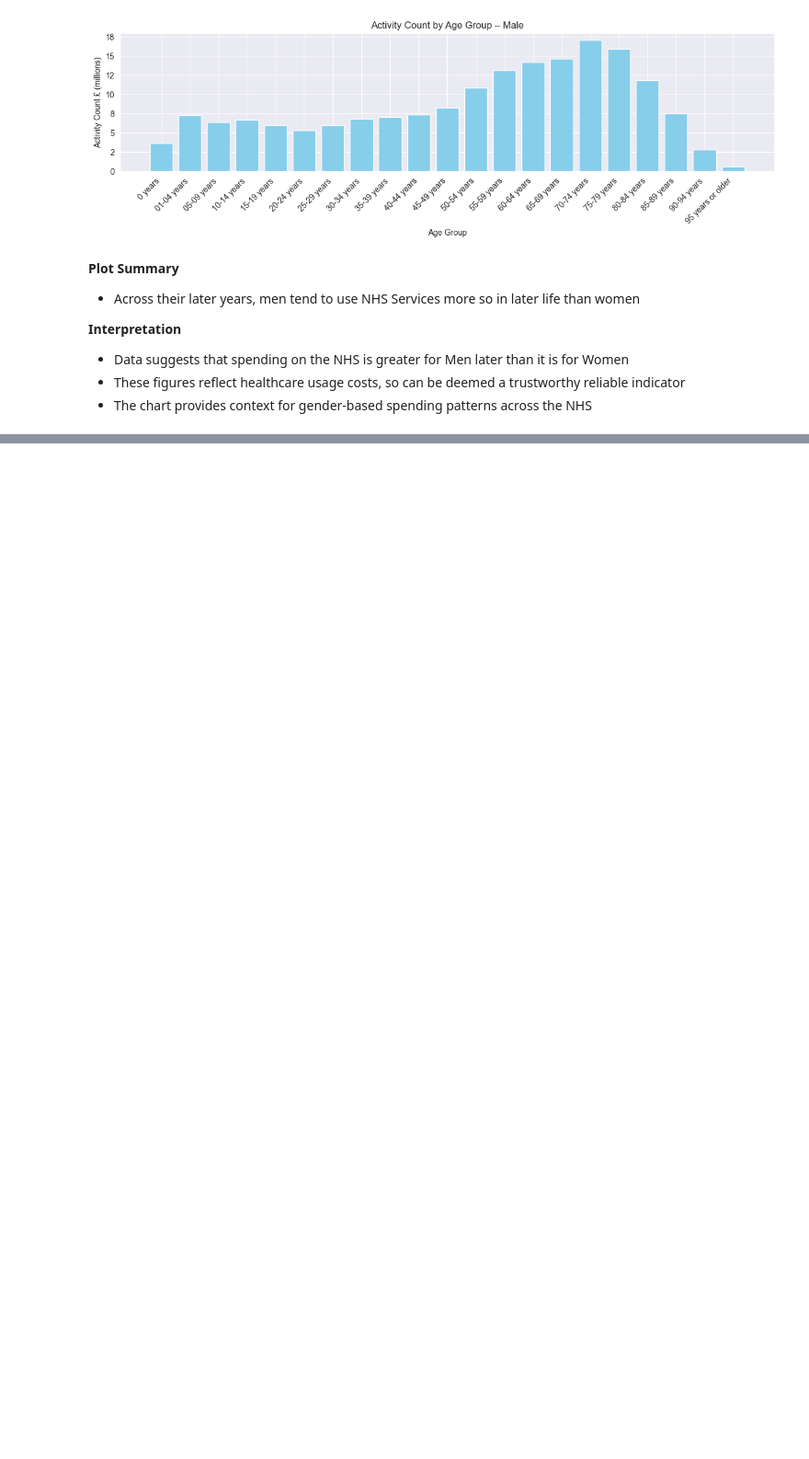
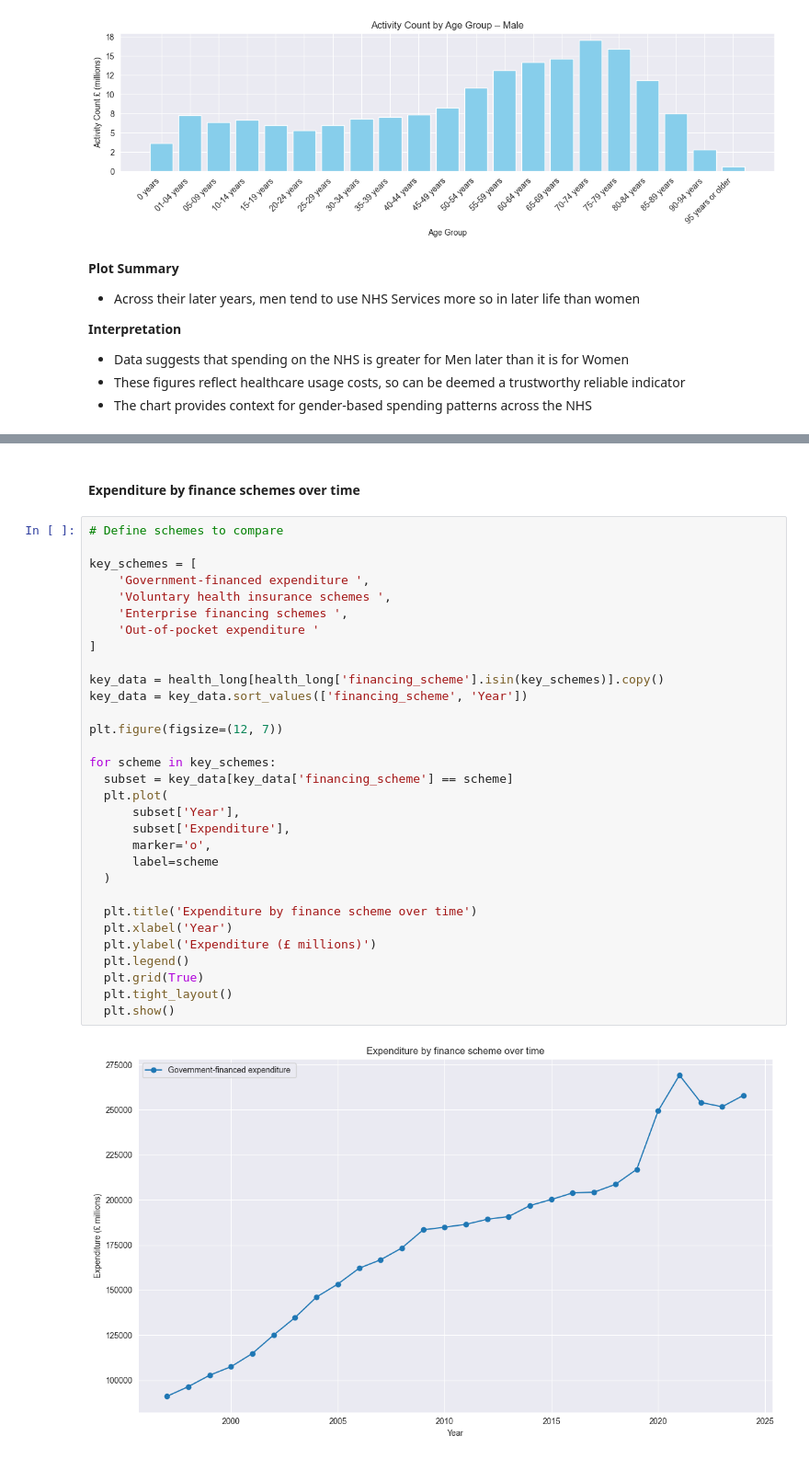
Before and after one commit to maymay238xx/Data-Science-Research-Project---Cisgender-and-Healthcare, a Jupyter notebook: notebooks/02-analysis-visualisation-notebook.ipynb, the cells around one changed output, grey strips where cells are left out. Shown at 92% size. Drawn from its saved outputs; the diff is of its cells as text; blank space fills up the shorter version.

```diff
--- a/notebooks/02-analysis-visualisation-notebook.ipynb
+++ b/notebooks/02-analysis-visualisation-notebook.ipynb
@@ -966,0 +1180,35 @@ plt.show()
+# %% [markdown]
+#### Expenditure by finance schemes over time
+# %%
+# Define schemes to compare
+
+key_schemes = [
+    'Government-financed expenditure ',
+    'Voluntary health insurance schemes ',
+    'Enterprise financing schemes ',
+    'Out-of-pocket expenditure '
+]
+
+key_data = health_long[health_long['financing_scheme'].isin(key_schemes)].copy()
+key_data = key_data.sort_values(['financing_scheme', 'Year'])
+
+plt.figure(figsize=(12, 7))
+
+for scheme in key_schemes:
+  subset = key_data[key_data['financing_scheme'] == scheme]
+  plt.plot(
+      subset['Year'],
+      subset['Expenditure'],
+      marker='o',
+      label=scheme
+  )
+
+  plt.title('Expenditure by finance scheme over time')
+  plt.xlabel('Year')
+  plt.ylabel('Expenditure (£ millions)')
+  plt.legend()
+  plt.grid(True)
+  plt.tight_layout()
+  plt.show()
+# %% [output]
+[figure, added]
```
Also changed, not shown: parts of 59 cells of this notebook, 1 other file.
